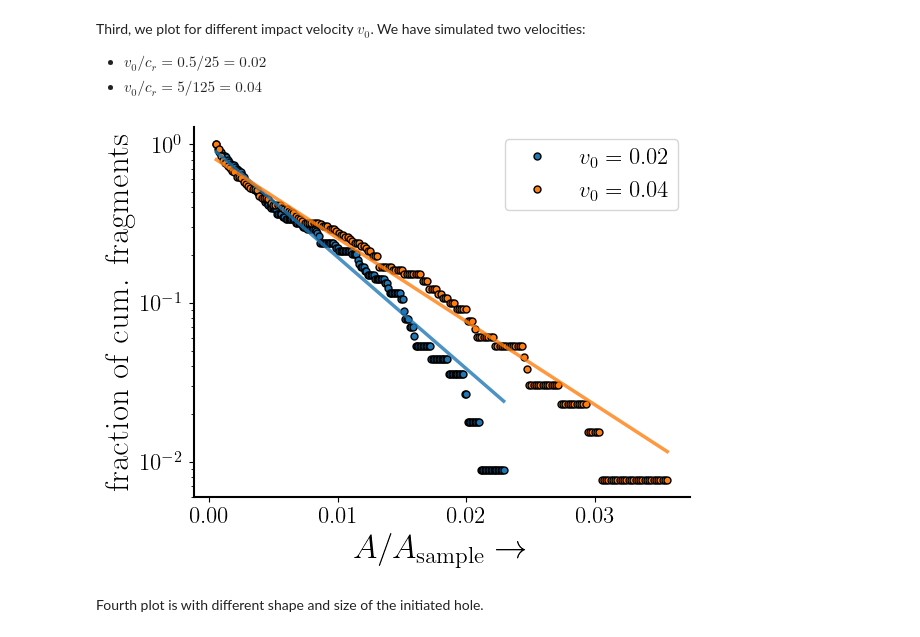
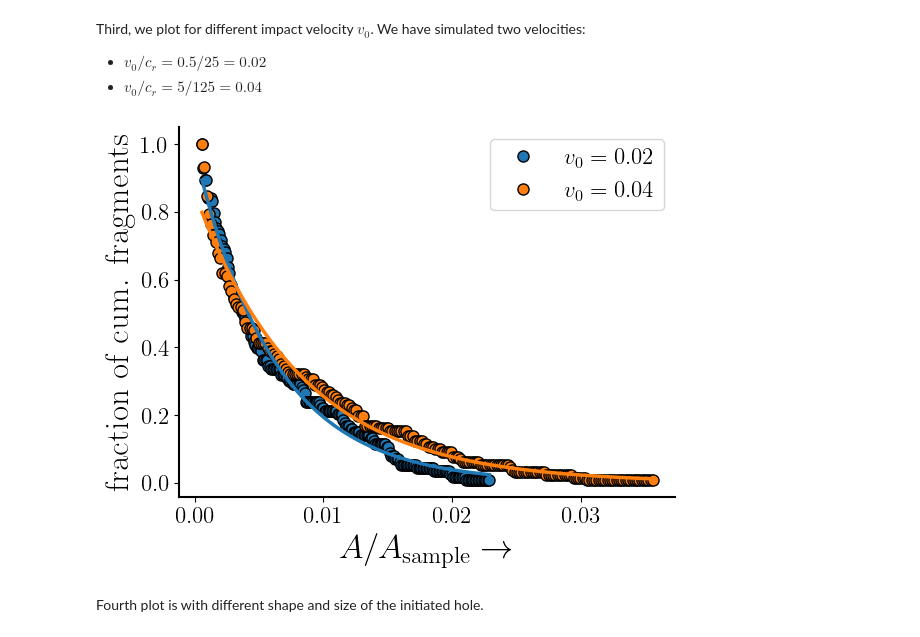
Before and after one commit to VinDawara/residual_network, a Jupyter notebook: cum_area/notebook/cum_area_numerical.ipynb, the cells around one changed output. Saved outputs shown, nothing was run; the diff lists cells and outputs as text; code cells hidden in the pictures.

Commit message:
Modified plot format

```diff
--- a/cum_area/notebook/cum_area_numerical.ipynb
+++ b/cum_area/notebook/cum_area_numerical.ipynb
@@ -51,7 +46,7 @@ Remove largest fragment area, if required. Usually, it is removed if there is si
 # upper_limit = max_size
 
 # if you want to put upper limit
-upper_limit = 60
+upper_limit = 100
 size_range = [s for s in size_cut_off if s <= upper_limit]
 
 # if no upper limit, just use the original size
@@ -143,7 +127,7 @@ plt.show()
 Saving the data
 # %%
 
-save_path = r'C:\MyData\Stressed network work\Data\simulation\area\results'
+save_path = r'C:\MyData\Stressed network work\Data\simulation\area\results\full'
 
 with open(save_path + f'/{filename}', 'wb') as f:
     pickle.dump([cum_area, cum_count, p, p_cov, size_range], f)
@@ -157,15 +141,15 @@ save_path = r'C:\MyData\Stressed network work\Data\simulation\area\results\colla
 
 filename = r'T1_m2eb03h5_d5t125'
 with open(read_path + f'/{filename}', 'rb') as f:
-    cum_area_m2, cum_count_m2, p_m2, _, _ = pickle.load(f)    # the last variable stores covariance which we don't need
+    cum_area_m2, cum_count_m2, p_m2, _,area_m2 = pickle.load(f)    # the last variable stores covariance which we don't need
 
 filename = r'T2_m3eb03h5_d5t125'
 with open(read_path + f'/{filename}', 'rb') as f:
-    cum_area_m3, cum_count_m3, p_m3, _, _ = pickle.load(f)
+    cum_area_m3, cum_count_m3, p_m3, _,area_m3= pickle.load(f)
 
 filename = r'T3_m5eb03h5_d5t125'
 with open(read_path + f'/{filename}', 'rb') as f:
-    cum_area_m5, cum_count_m5, p_m5, _, _ = pickle.load(f)
+    cum_area_m5, cum_count_m5, p_m5, _,area_m5= pickle.load(f)
 
 
 # We can separately plot and check the data
@@ -178,7 +162,7 @@ ax.plot(cum_area_m2/A_num, exp_fit(cum_area_m2, p_m2[0], p_m2[1]), color='tab:bl
 ax.plot(cum_area_m3/A_num, exp_fit(cum_area_m3, p_m3[0], p_m3[1]), color='tab:orange', alpha=0.8)
 ax.plot(cum_area_m5/A_num, exp_fit(cum_area_m5, p_m5[0], p_m5[1]), color='tab:cyan', alpha=0.8)
 ax.set_xlabel(r'$A/A_{\rm{sample}}\rightarrow$')
-ax.set_ylabel(r'fraction of cum. fragments')
+ax.set_ylabel(r'frac. of cum. fragments')
 
 # Uncomment the following line if you want to use semilog scale
 ax.set_yscale('log')
@@ -196,15 +180,15 @@ save_path = r'C:\MyData\Stressed network work\Data\simulation\area\results\colla
 
 filename = r'T3_m5eb03h5_d5t125'
 with open(read_path + f'/{filename}', 'rb') as f:
-    cum_area_e1, cum_count_e1, p_e1, _, _ = pickle.load(f)    # the last variable stores covariance which we don't need
+    cum_area_e1, cum_count_e1, p_e1, _, area_e1 = pickle.load(f)    # the last variable stores covariance which we don't need
 
 filename = r'T4_m5eb035h5_d5t125'
 with open(read_path + f'/{filename}', 'rb') as f:
-    cum_area_e2, cum_count_e2, p_e2, _, _ = pickle.load(f)
+    cum_area_e2, cum_count_e2, p_e2, _, area_e2 = pickle.load(f)
 
 filename = r'T5_m5eb04h5_d5t125'
 with open(read_path + f'/{filename}', 'rb') as f:
-    cum_area_e3, cum_count_e3, p_e3, _, _ = pickle.load(f)
+    cum_area_e3, cum_count_e3, p_e3, _, area_e3 = pickle.load(f)
 
 
 # We can separately plot and check the data
@@ -234,34 +218,35 @@ Third, we plot for different impact velocity $v_0$. We have simulated two veloci
 # %%
 read_path = r'C:\MyData\Stressed network work\Data\simulation\area\results'
 save_path = r'C:\MyData\Stressed network work\Data\simulation\area\results\collated'
 
 filename = r'T6_m5eb03h5_d5t25'
 with open(read_path + f'/{filename}', 'rb') as f:
-    cum_area_v1, cum_count_v1, p_v1, _, _ = pickle.load(f)    # the last variable stores covariance which we don't need
+    cum_area_v1, cum_count_v1, p_v1, _, area_v1 = pickle.load(f)    # the last variable stores covariance which we don't need
 
 filename = r'T3_m5eb03h5_d5t125'
 with open(read_path + f'/{filename}', 'rb') as f:
-    cum_area_v2, cum_count_v2, p_v2, _, _ = pickle.load(f)
+    cum_area_v2, cum_count_v2, p_v2, _, area_v2 = pickle.load(f)
 
 
 # We can separately plot and check the data
 fig, ax = plt.subplots()
 A_num = 60*60   # non-dimensional by total area of the network
-ax.plot(cum_area_v1/A_num, cum_count_v1/cum_count_v1[0], linestyle='none', markersize=5, marker='o', color='tab:blue', label=r'$v_0=0.02$', markeredgecolor='black')
-ax.plot(cum_area_v2/A_num, cum_count_v2/cum_count_v2[0], linestyle='none', markersize=5, marker='o', color='tab:orange', label=r'$v_0=0.04$', markeredgecolor='black')
-ax.plot(cum_area_v1/A_num, exp_fit(cum_area_v1, p_v1[0], p_v1[1]), color='tab:blue', alpha=0.8)
-ax.plot(cum_area_v2/A_num, exp_fit(cum_area_v2, p_v2[0], p_v2[1]), color='tab:orange', alpha=0.8)
+ax.plot(cum_area_v1/A_num, cum_count_v1/cum_count_v1[0], linestyle='none', markersize=8, marker='o', color='tab:blue', label=r'$v_0=0.02$', markeredgecolor='black')
+ax.plot(cum_area_v2/A_num, cum_count_v2/cum_count_v2[0], linestyle='none', markersize=8, marker='o', color='tab:orange', label=r'$v_0=0.04$', markeredgecolor='black')
+ax.plot(cum_area_v1/A_num, exp_fit(cum_area_v1, p_v1[0], p_v1[1]), color='tab:blue', alpha=1)
+ax.plot(cum_area_v2/A_num, exp_fit(cum_area_v2, p_v2[0], p_v2[1]), color='tab:orange', alpha=1)
+
 ax.set_xlabel(r'$A/A_{\rm{sample}}\rightarrow$')
 ax.set_ylabel(r'fraction of cum. fragments')
 
 # Uncomment the following line if you want to use semilog scale
-ax.set_yscale('log')
+# ax.set_yscale('log')
 
 ax.legend()
 fig.savefig(save_path+ '/collated_vary_v0.png', dpi=300, bbox_inches='tight')
 plt.show()
 # %% [output]
-[figure, old version]
+[figure, new version]
 # %% [markdown]
 Fourth plot is with different shape and size of the initiated hole.
 # %%
```
Also changed, not shown: parts of 16 cells of this notebook.
